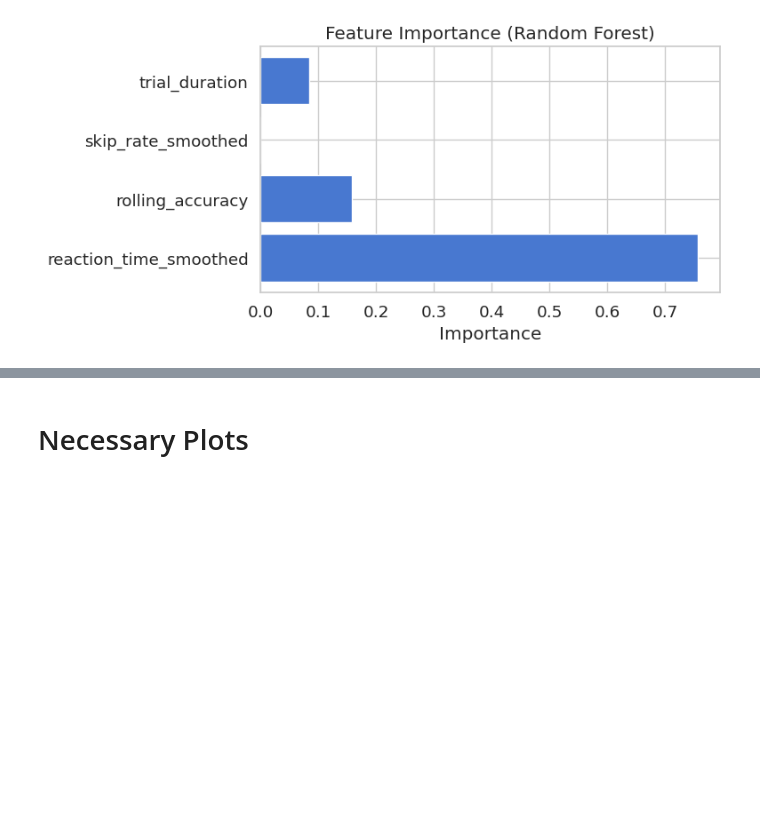
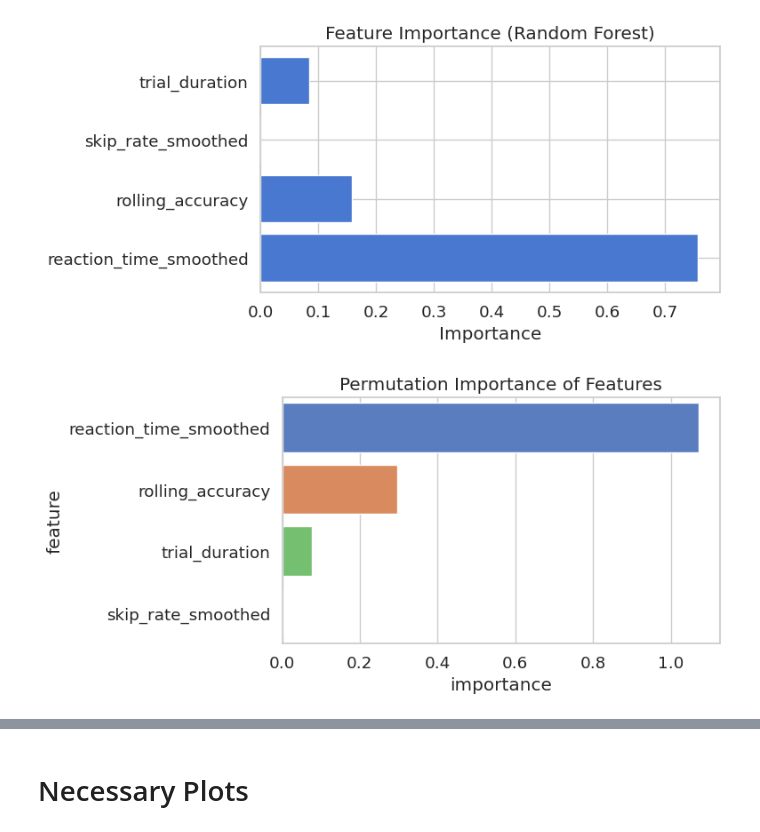
Before and after one commit to gaixen/BCS_recruitment, a Jupyter notebook: Are You Bored Yet?/demo_solution.ipynb, the cells around one changed output, grey strips where cells are left out. Cells and saved outputs as stored; diff of their text form; code cells hidden in the pictures; blank space fills up the shorter version.

```diff
--- a/Are You Bored Yet?/demo_solution.ipynb
+++ b/Are You Bored Yet?/demo_solution.ipynb
@@ -310,3 +311,17 @@ plt.tight_layout()
 plt.show()
 # %% [output]
 [figure]
+# %%
+from sklearn.inspection import permutation_importance
+perm_importance = permutation_importance(rf, X_test, y_test, n_repeats=10, random_state=42)
+importance_df = pd.DataFrame({
+    'feature': feature_cols,
+    'importance': perm_importance.importances_mean
+}).sort_values(by='importance', ascending=False)
+plt.figure(figsize=(8, 4))
+sns.barplot(x='importance', y='feature', data=importance_df)
+plt.title("Permutation Importance of Features")
+plt.tight_layout()
+plt.show()
+# %% [output]
+[figure, added]
```
Also changed, not shown: parts of 7 cells of this notebook.
